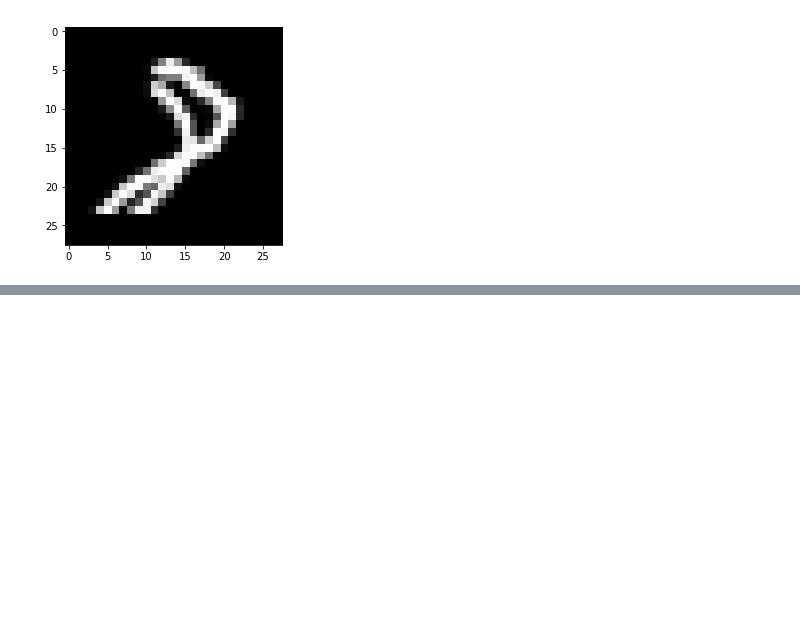
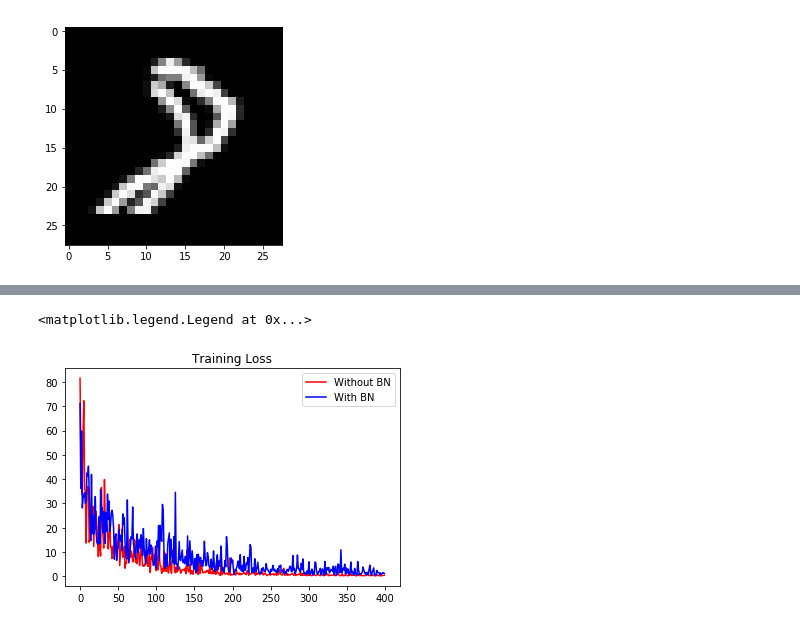
Before and after one commit to dboyliao/tf_snippets, a Jupyter notebook: tf_example_batch_normalization_2.ipynb, the cells around one changed output, grey strips where cells are left out. Drawn from its saved outputs; the diff is of its cells as text; code cells hidden in the pictures; blank space fills up the shorter version.

```diff
--- a/tf_example_batch_normalization_2.ipynb
+++ b/tf_example_batch_normalization_2.ipynb
@@ -118,11 +118,13 @@ def build_graph(graph, is_training=True):
 def compute_accuracy(y1, y2):
     return 100*(y1 == y2).mean()
 # %%
-n_iteration = 10000
+n_iteration = 40000
 batch_size=100
 # %%
 train_graph = tf.Graph()
-x_, y_, predict, loss, train_op, saver = build_graph(train_graph, True)
+x_, y_, predict, loss, train_op, saver = build_graph(train_graph, is_training=True)
+accuracy_bn = []
+losses_bn = []
 
 with tf.Session(graph=train_graph) as sess:
     tf.global_variables_initializer().run()
@@ -132,11 +134,15 @@ with tf.Session(graph=train_graph) as sess:
         feed_dict = {x_:train_images,
                      y_:train_labels}
         _, l = sess.run([train_op, loss], feed_dict=feed_dict)
-        if (step+1) % 1000 == 0:
+        if (step+1) % 100 == 0:
             feed_dict[x_] = mnist.test.images
             feed_dict[y_] = mnist.test.labels
             pred = sess.run(predict, feed_dict=feed_dict)
             acc = compute_accuracy(pred, np.argmax(mnist.test.labels, 1))
+            accuracy_bn.append(acc)
+            losses_bn.append(l)
+
+        if (step+1) % 1000 == 0:
             print("Iteration {}: {} {:.2f}%".format(step+1, l, acc))
     saver.save(sess, "models/batch_norm")
 # %% [output]
@@ -153,6 +166,6 @@ Iteration 10000: 6.200161933898926 95.84%
 # %%
 predict_graph = tf.Graph()
-x_, y_, predict, _, _, saver = build_graph(predict_graph, False)
+x_, y_, predict, _, _, saver = build_graph(predict_graph, is_training=False)
 
 with tf.Session(graph=predict_graph) as sess:
     tf.global_variables_initializer().run()
@@ -170,0 +224,23 @@ Wow....It works. I'll dig into the source codes for both `tf.nn.batch_normalize`
+# %%
+losses_no_bn = []
+accuracy_no_bn = []
+
+with tf.Session(graph=graph_no_bn) as sess:
+    tf.global_variables_initializer().run()
+
+    for i in range(n_iteration):
+        # training
+        batch_images, batch_labels = mnist.train.next_batch(batch_size)
+        feed_dict = {x_no_bn: batch_images,
+                     y_no_bn: batch_labels}
+        _, l = sess.run([train_no_nb, loss_no_bn], feed_dict=feed_dict)
+        if (i+1) % 100 == 0:
+            # prediction
+            feed_dict[x_no_bn] = mnist.test.images
+            feed_dict[y_no_bn] = mnist.test.labels
+            pred = sess.run(predict_no_bn, feed_dict=feed_dict)
+            acc = compute_accuracy(pred, np.argmax(mnist.test.labels, axis=1))
+            losses_no_bn.append(l)
+            accuracy_no_bn.append(acc)
+        if (i+1) % 1000 == 0:
+            print("Iteration {}: {}, {:.2f}%".format(i+1, l, acc))
@@ -170,0 +265,8 @@ Wow....It works. I'll dig into the source codes for both `tf.nn.batch_normalize`
+# %%
+plt.title("Training Loss")
+line_no_bn, = plt.plot(losses_no_bn, "-r")
+line_bn, = plt.plot(losses_bn, "-b")
+plt.legend([line_no_bn, line_bn], ["Without BN", "With BN"])
+# %% [output]
+<matplotlib.legend.Legend at 0x...>
+[figure, added]
```
Also changed, not shown: parts of 7 cells of this notebook, 3 other files.
